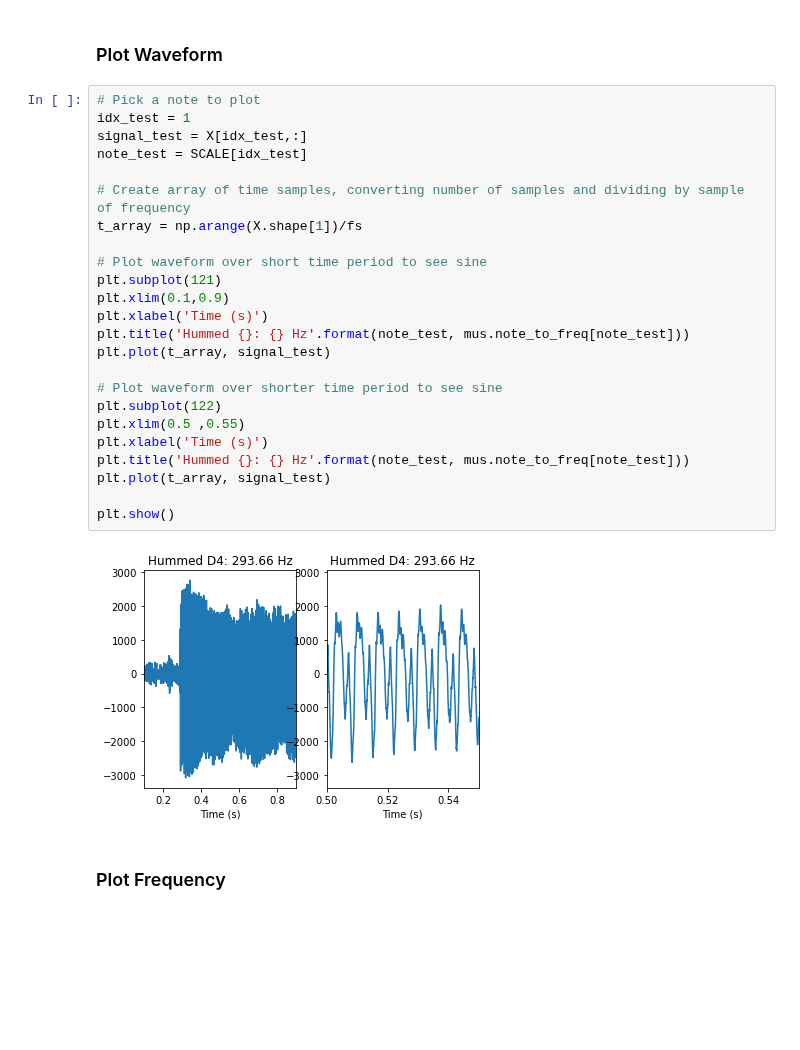
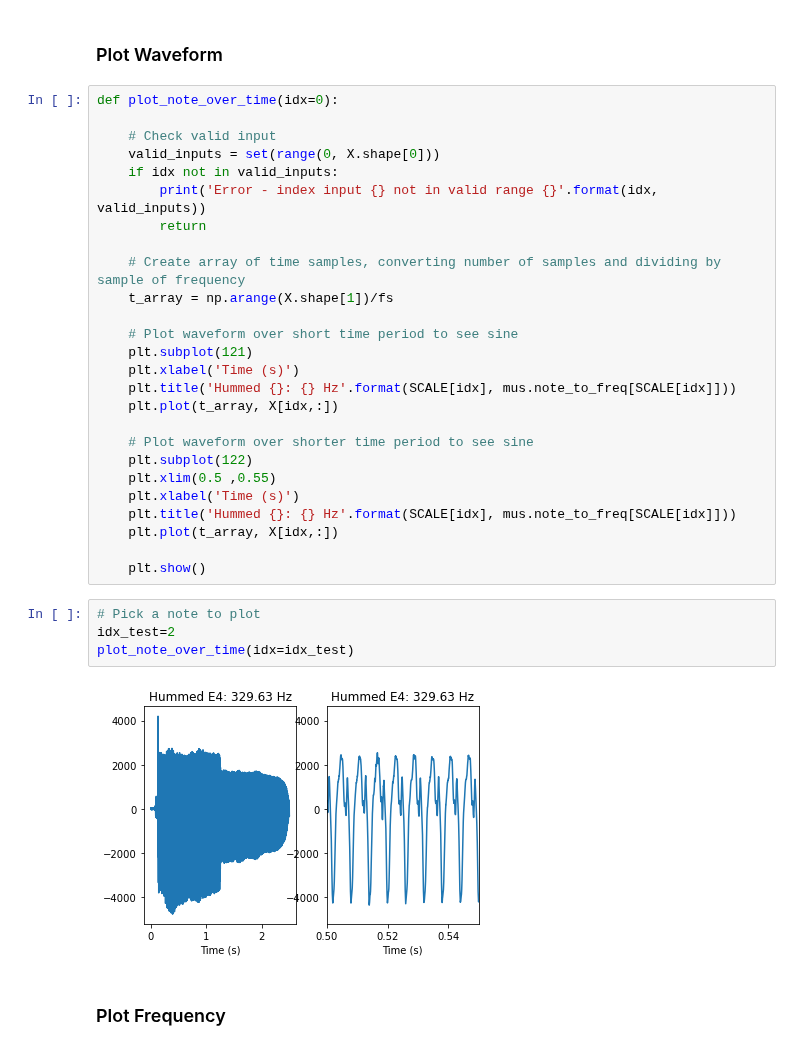
Before and after one commit to bwalsh62/note-recognition, a Jupyter notebook: 0_notebooks/1_Data_Prep.ipynb, the cells around one changed output. Drawn from its saved outputs; the diff is of its cells as text; blank space fills up the shorter version.

Commit message:
Fixing corner case of add_timeshift. Mkaing plotting functions in notebook

```diff
--- a/0_notebooks/1_Data_Prep.ipynb
+++ b/0_notebooks/1_Data_Prep.ipynb
@@ -93,31 +88,37 @@ y has 6 samples, and expected # of samples from notes = 6
 # %% [markdown]
 ### Plot Waveform
 # %%
-# Pick a note to plot
-idx_test = 1
-signal_test = X[idx_test,:]
-note_test = SCALE[idx_test]
+def plot_note_over_time(idx=0):
 
-# Create array of time samples, converting number of samples and dividing by sample of frequency
-t_array = np.arange(X.shape[1])/fs
+    # Check valid input
+    valid_inputs = set(range(0, X.shape[0]))
+    if idx not in valid_inputs:
+        print('Error - index input {} not in valid range {}'.format(idx, valid_inputs))
+        return
 
-# Plot waveform over short time period to see sine
-plt.subplot(121)
-plt.xlim(0.1,0.9)
-plt.xlabel('Time (s)')
-plt.title('Hummed {}: {} Hz'.format(note_test, mus.note_to_freq[note_test]))
-plt.plot(t_array, signal_test)
+    # Create array of time samples, converting number of samples and dividing by sample of frequency
+    t_array = np.arange(X.shape[1])/fs
 
-# Plot waveform over shorter time period to see sine
-plt.subplot(122)
-plt.xlim(0.5 ,0.55)
-plt.xlabel('Time (s)')
-plt.title('Hummed {}: {} Hz'.format(note_test, mus.note_to_freq[note_test]))
-plt.plot(t_array, signal_test)
+    # Plot waveform over short time period to see sine
+    plt.subplot(121)
+    plt.xlabel('Time (s)')
+    plt.title('Hummed {}: {} Hz'.format(SCALE[idx], mus.note_to_freq[SCALE[idx]]))
+    plt.plot(t_array, X[idx,:])
 
-plt.show()
+    # Plot waveform over shorter time period to see sine
+    plt.subplot(122)
+    plt.xlim(0.5 ,0.55)
+    plt.xlabel('Time (s)')
+    plt.title('Hummed {}: {} Hz'.format(SCALE[idx], mus.note_to_freq[SCALE[idx]]))
+    plt.plot(t_array, X[idx,:])
+
+    plt.show()
-# %% [output]
-[figure, removed]
+# %%
+# Pick a note to plot
+idx_test=2
+plot_note_over_time(idx=idx_test)
+# %% [output]
+[figure, added]
 # %% [markdown]
 ### Plot Frequency
 # %%
```
Also changed, not shown: parts of 14 cells of this notebook, 1 other file.
